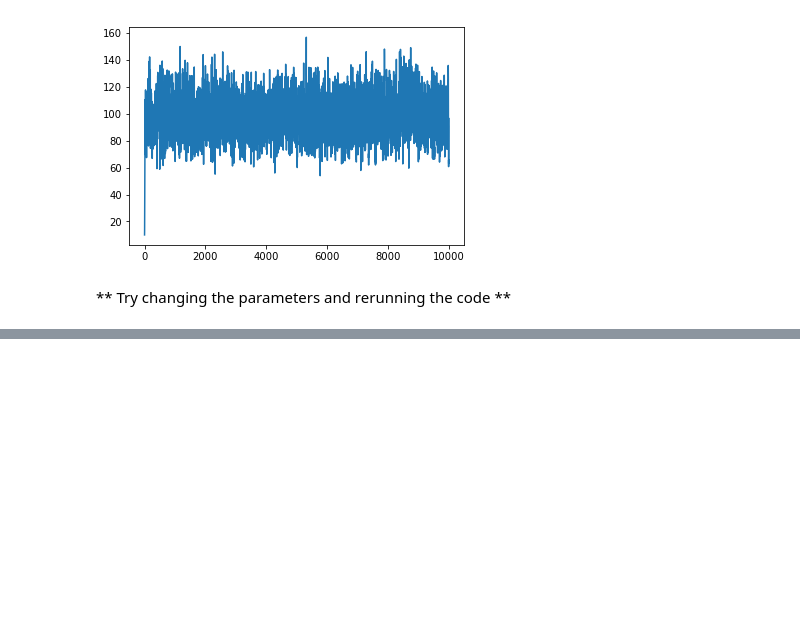
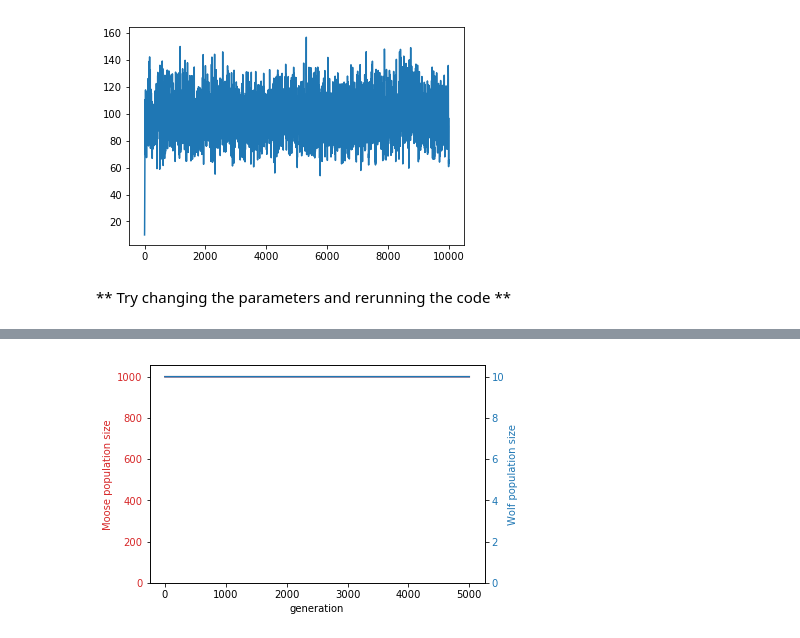
Before and after one commit to rachelss/BigDataAnalysis18, a Jupyter notebook: logisticgrowth.ipynb, the cells around one changed output, grey strips where cells are left out. Cells and saved outputs as stored; diff of their text form; code cells hidden in the pictures; blank space fills up the shorter version.

```diff
--- a/logisticgrowth.ipynb
+++ b/logisticgrowth.ipynb
@@ -106,0 +165,30 @@ pop_size = plot_pop_stoch(n0,r,K,g)
+# %%
+def PP2(preyPop, predPop,generation,bM,dM,bW,dW):
+    W = []
+    M = []
+
+    #get data
+    for i in range(generation):
+        W.append(predPop)
+        M.append(preyPop)
+        preyPop = preyPop + (bM * preyPop) - (dM * preyPop * predPop)
+        predPop = predPop + (bW * predPop * preyPop) - (dW * predPop)
+
+    return M,W
+# %%
+#stable conditions
+#bM = dM * predPop
+#bW * preyPop = dW
+
+preyPop = 1000
+predPop = 10
+generation = 5000
+bM = 0.005
+dM = 0.0005
+bW = .0001
+dW = .1
+
+M,W = PP2(preyPop, predPop,generation,bM,dM,bW,dW)
+PP_plot(M,W)
+# %% [output]
+[figure, added]
```
Also changed, not shown: parts of 5 cells of this notebook.
